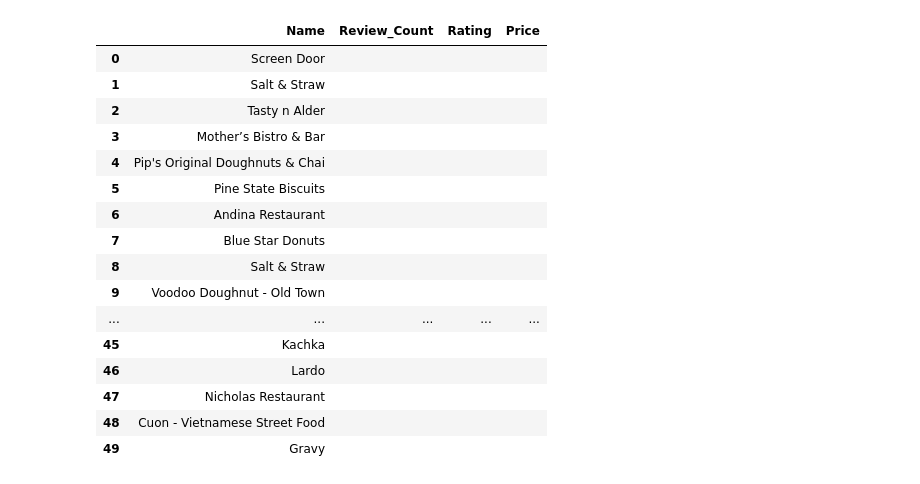
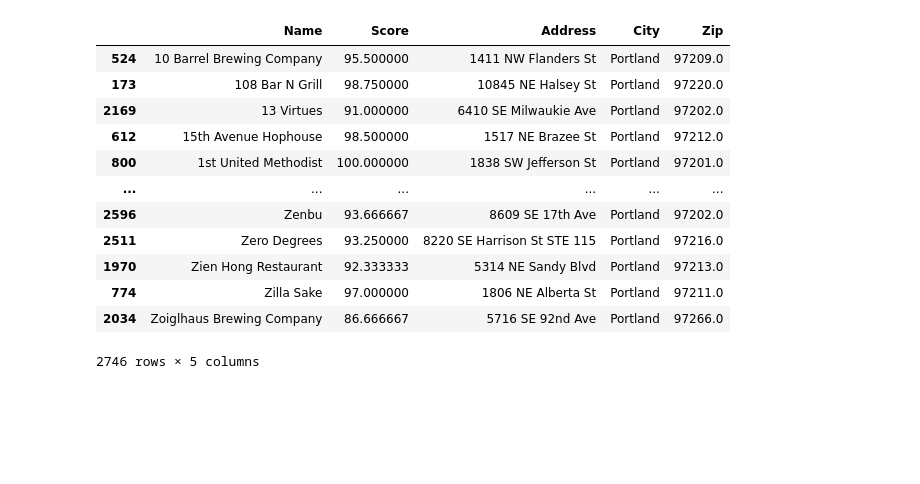
Before and after one commit to DCMilligan88/PriceVsHealth, a Jupyter notebook: project1.ipynb, the cells around one changed output. Cells and saved outputs as stored; diff of their text form; code cells hidden in the pictures; blank space fills up the shorter version.

```diff
--- a/project1.ipynb
+++ b/project1.ipynb
@@ -55,21 +8,0 @@ rest_list
-# %%
-rest_df = pd.DataFrame({'Name': rest_list, 'Review_Count': '' , 'Rating': '', 'Price': ''})
-rest_df
-# %% [output]
-|  | Name | Review_Count | Rating | Price |
-| 0 | Screen Door |  |  |  |
-| 1 | Salt & Straw |  |  |  |
-| 2 | Tasty n Alder |  |  |  |
-| 3 | Mother’s Bistro & Bar |  |  |  |
-| 4 | Pip's Original Doughnuts & Chai |  |  |  |
-| 5 | Pine State Biscuits |  |  |  |
-| 6 | Andina Restaurant |  |  |  |
-| 7 | Blue Star Donuts |  |  |  |
-| 8 | Salt & Straw |  |  |  |
-| 9 | Voodoo Doughnut - Old Town |  |  |  |
-| ... | ... | ... | ... | ... |
-| 45 | Kachka |  |  |  |
-| 46 | Lardo |  |  |  |
-| 47 | Nicholas Restaurant |  |  |  |
-| 48 | Cuon - Vietnamese Street Food |  |  |  |
-| 49 | Gravy |  |  |  |
@@ -91,0 +9,19 @@ rest_df
+# %%
+inspection_df = pd.read_csv('InspectionOnlyPortland.csv')
+inspection_df = inspection_df.sort_values('Name')# = inspection_df.drop_duplicates('Name')
+# %%
+inspection_df
+# %% [output]
+|  | Name | Score | Address | City | Zip |
+| 524 | 10 Barrel Brewing Company | 95.500000 | 1411 NW Flanders St | Portland | 97209.0 |
+| 173 | 108 Bar N Grill | 98.750000 | 10845 NE Halsey St | Portland | 97220.0 |
+| 2169 | 13 Virtues | 91.000000 | 6410 SE Milwaukie Ave | Portland | 97202.0 |
+| 612 | 15th Avenue Hophouse | 98.500000 | 1517 NE Brazee St | Portland | 97212.0 |
+| 800 | 1st United Methodist | 100.000000 | 1838 SW Jefferson St | Portland | 97201.0 |
+| ... | ... | ... | ... | ... | ... |
+| 2596 | Zenbu | 93.666667 | 8609 SE 17th Ave | Portland | 97202.0 |
+| 2511 | Zero Degrees | 93.250000 | 8220 SE Harrison St STE 115 | Portland | 97216.0 |
+| 1970 | Zien Hong Restaurant | 92.333333 | 5314 NE Sandy Blvd | Portland | 97213.0 |
+| 774 | Zilla Sake | 97.000000 | 1806 NE Alberta St | Portland | 97211.0 |
+| 2034 | Zoiglhaus Brewing Company | 86.666667 | 5716 SE 92nd Ave | Portland | 97266.0 |
+2746 rows × 5 columns
```
Also changed, not shown: parts of 11 cells of this notebook, 1 other file.
